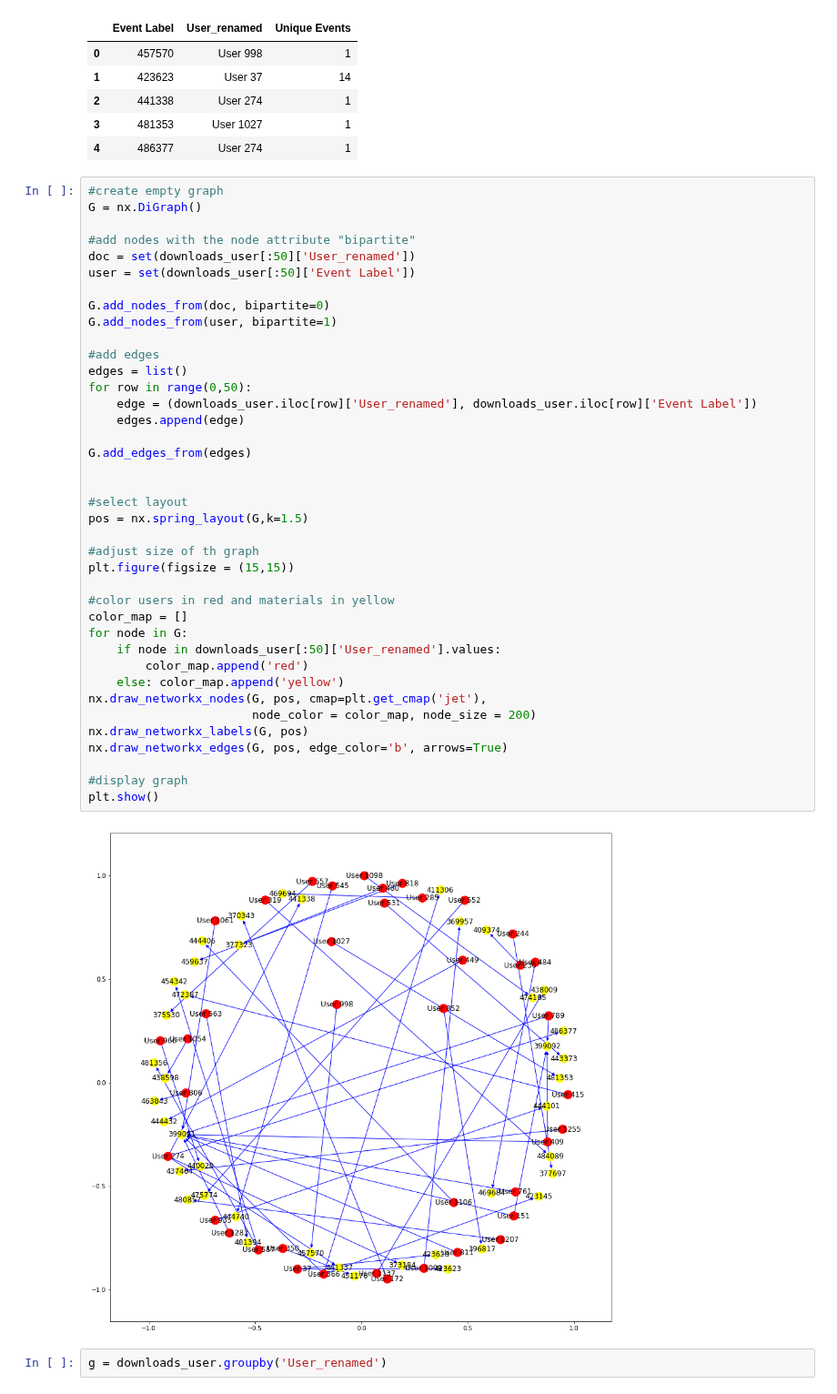
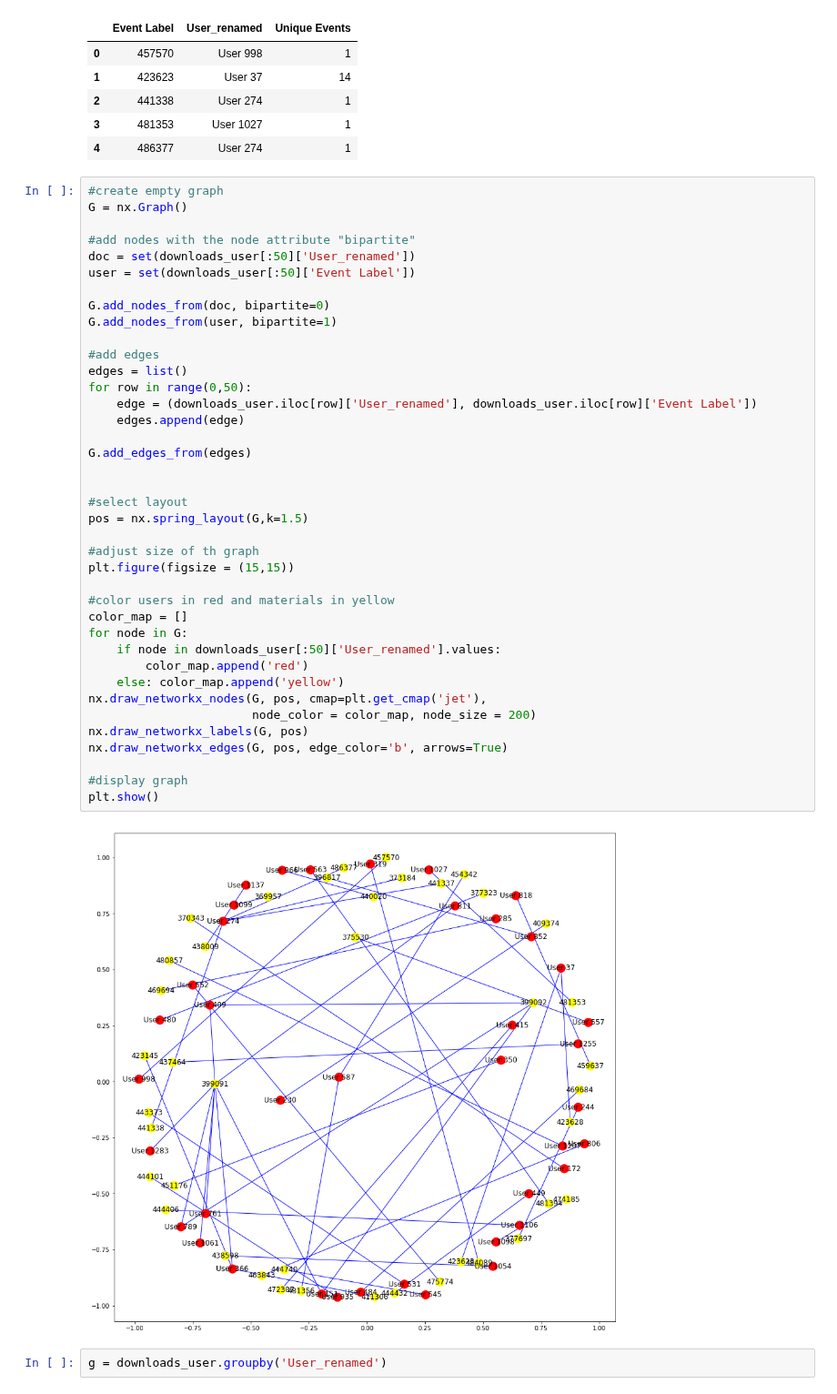
Before and after one commit to olga0503/DATA-620, a Jupyter notebook: Final_Project.ipynb, the cells around one changed output. Shown at 91% size. Cells and saved outputs as stored; diff of their text form.

```diff
--- a/Final_Project.ipynb
+++ b/Final_Project.ipynb
@@ -197,7 +197,7 @@ downloads_user.head()
 | 4 | 486377 | User 274 | 1 |
 # %%
 #create empty graph
-G = nx.DiGraph()
+G = nx.Graph()
 
 #add nodes with the node attribute "bipartite"
 doc = set(downloads_user[:50]['User_renamed'])
@@ -208,34 +208,34 @@ G.add_nodes_from(user, bipartite=1)
 
 #add edges
 edges = list()
 for row in range(0,50):
     edge = (downloads_user.iloc[row]['User_renamed'], downloads_user.iloc[row]['Event Label'])
     edges.append(edge)
 
 G.add_edges_from(edges)
 
 
 #select layout
 pos = nx.spring_layout(G,k=1.5)
 
 #adjust size of th graph
 plt.figure(figsize = (15,15))
 
 #color users in red and materials in yellow
 color_map = []
 for node in G:
     if node in downloads_user[:50]['User_renamed'].values:
         color_map.append('red')
     else: color_map.append('yellow')
 nx.draw_networkx_nodes(G, pos, cmap=plt.get_cmap('jet'),
                        node_color = color_map, node_size = 200)
 nx.draw_networkx_labels(G, pos)
 nx.draw_networkx_edges(G, pos, edge_color='b', arrows=True)
 
 #display graph
 plt.show()
 # %% [output]
-[figure, old version]
+[figure, new version]
 # %%
 g = downloads_user.groupby('User_renamed')
 # %%
```
Also changed, not shown: parts of 8 cells of this notebook.
